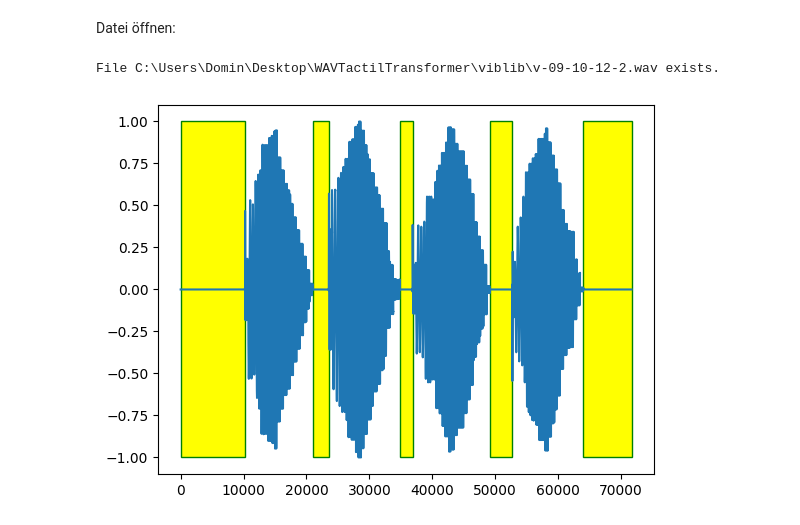
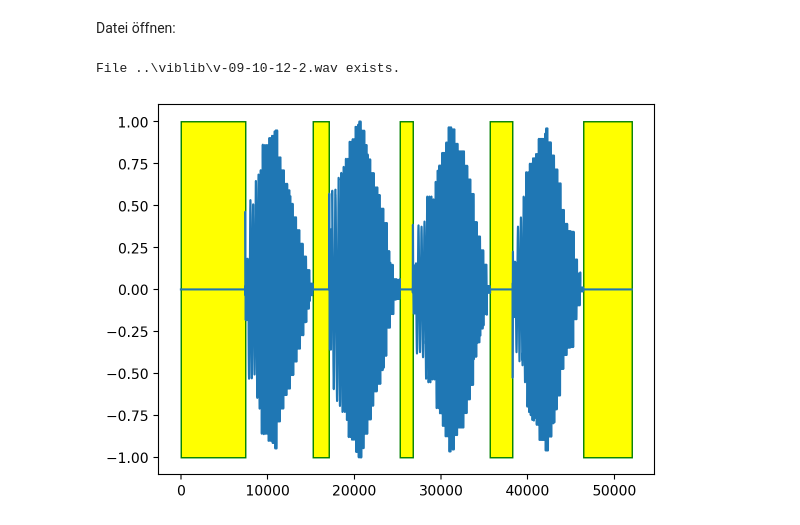
Before and after one commit to haudom/WAV_to_Hapticlabs_converter, a Jupyter notebook: src/Test.ipynb, the cells around one changed output. Drawn from its saved outputs; the diff is of its cells as text; code cells hidden in the pictures.

```diff
--- a/src/Test.ipynb
+++ b/src/Test.ipynb
@@ -3,10 +3,10 @@ from main import *
 # %% [markdown]
 Datei öffnen:
 # %%
-audio_arr, sr = openFile(r"\viblib\v-09-10-12-2.wav")
+audio_arr, sr = openFile(r"..\viblib\v-09-10-12-2.wav")
 # %% [output]
-File C:\Users\Domin\Desktop\WAVTactilTransformer\viblib\v-09-10-12-2.wav exists.
+File ..\viblib\v-09-10-12-2.wav exists.
 # %%
-breaks_list = findBreaks(audio_arr=audio_arr) #findet Pausen in Audio Array
+breaks_list = findBreaks(audio_arr=audio_arr, sr=sr) #findet Pausen in Audio Array
 # %% [output]
-[figure, old version]
+[figure, new version]
```
Also changed, not shown: parts of 5 cells of this notebook.
